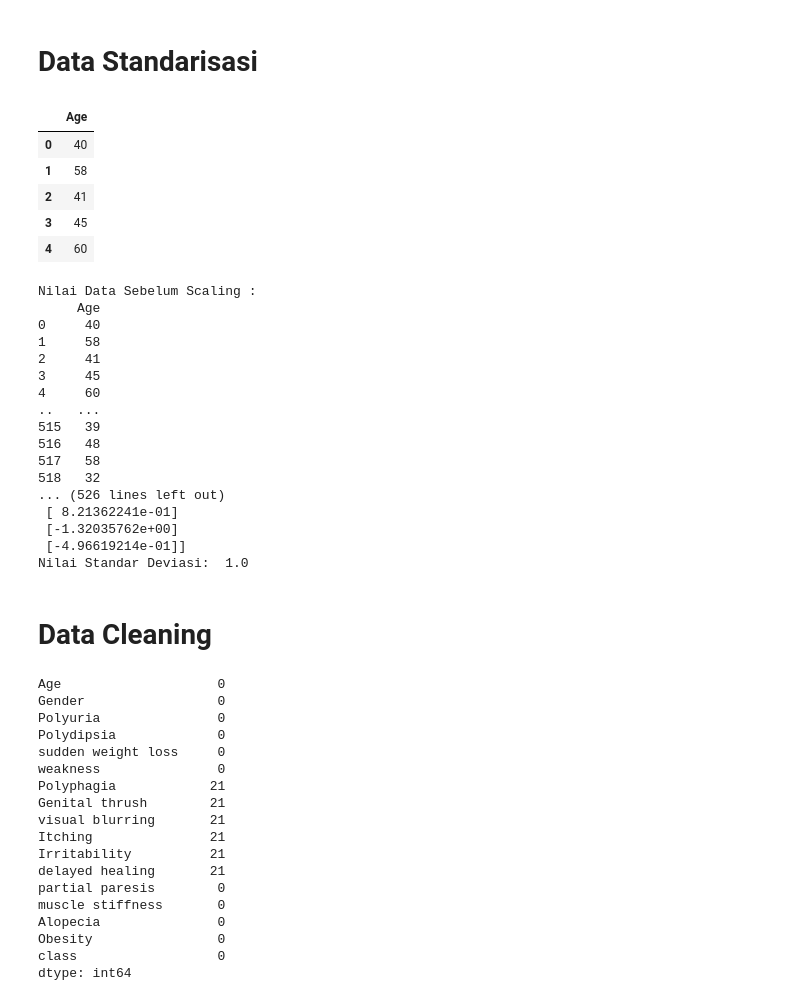
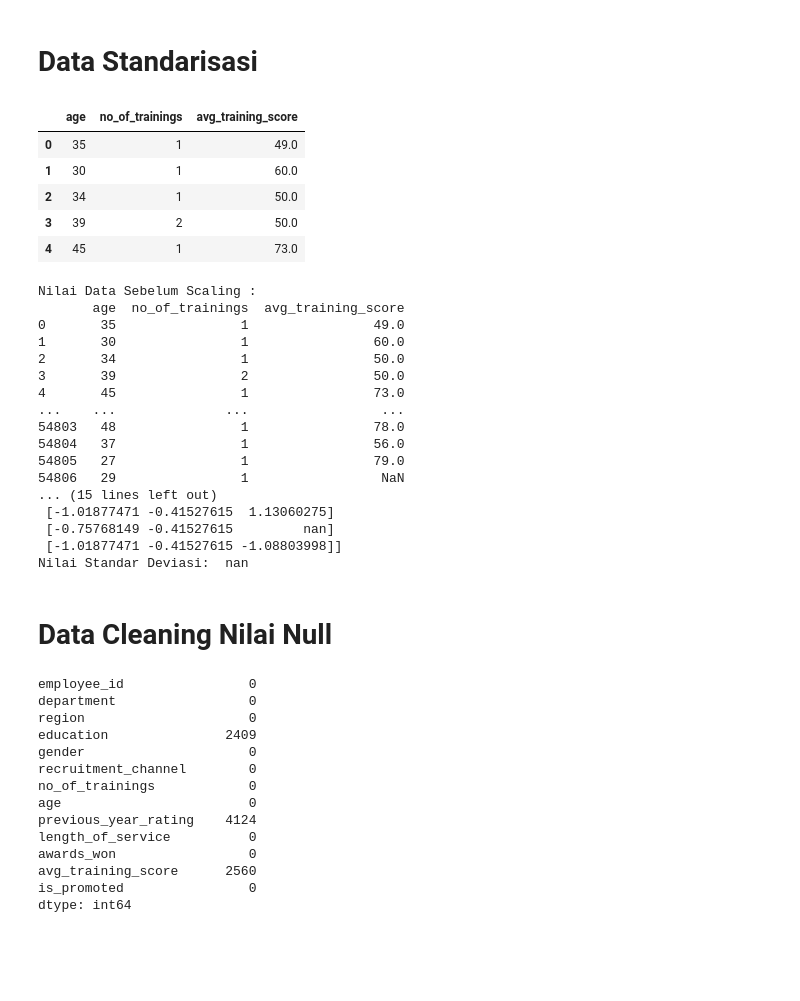
Before and after one commit to gemparpanggih/Praktikum_KB, a Jupyter notebook: Posttest_KB_4/Posttest4.ipynb, the cells around one changed output. Drawn from its saved outputs; the diff is of its cells as text; code cells hidden in the pictures; blank space fills up the shorter version.

```diff
--- a/Posttest_KB_4/Posttest4.ipynb
+++ b/Posttest_KB_4/Posttest4.ipynb
@@ -11,5 +12,5 @@ from sklearn.impute import SimpleImputer
 # %%
-df = pd.read_csv('diabetes_data_upload.csv')
+df = pd.read_csv('employee_promotion.csv')
 # %%
 df.head()
 # %% [output]
@@ -83,15 +84,15 @@ Nilai Standar Deviasi:  0.1640510306833304
 # %% [markdown]
 # Data Standarisasi
 # %%
-df3 = df[['Age']]
+df3 = df[['age', 'no_of_trainings', 'avg_training_score']]
 df3.head()
 # %% [output]
-|  | Age |
-| 0 | 40 |
-| 1 | 58 |
-| 2 | 41 |
-| 3 | 45 |
-| 4 | 60 |
+|  | age | no_of_trainings | avg_training_score |
+| 0 | 35 | 1 | 49.0 |
+| 1 | 30 | 1 | 60.0 |
+| 2 | 34 | 1 | 50.0 |
+| 3 | 39 | 2 | 50.0 |
+| 4 | 45 | 1 | 73.0 |
 # %%
 stand = StandardScaler()
 # %%
@@ -106,44 +107,40 @@ print(Scaled_data)
 print("Nilai Standar Deviasi: ", np.std(Scaled_data))
 # %% [output]
 Nilai Data Sebelum Scaling :
-     Age
-0     40
-1     58
-2     41
-3     45
-4     60
-..   ...
-515   39
-516   48
-517   58
-518   32
-... (526 lines left out)
- [ 8.21362241e-01]
- [-1.32035762e+00]
- [-4.96619214e-01]]
-Nilai Standar Deviasi:  1.0
+       age  no_of_trainings  avg_training_score
+0       35                1                49.0
+1       30                1                60.0
+2       34                1                50.0
+3       39                2                50.0
+4       45                1                73.0
+...    ...              ...                 ...
+54803   48                1                78.0
+54804   37                1                56.0
+54805   27                1                79.0
+54806   29                1                 NaN
+... (15 lines left out)
+ [-1.01877471 -0.41527615  1.13060275]
+ [-0.75768149 -0.41527615         nan]
+ [-1.01877471 -0.41527615 -1.08803998]]
+Nilai Standar Deviasi:  nan
 # %% [markdown]
-# Data Cleaning
+# Data Cleaning Nilai Null
 # %%
 df.isna().sum()
 # %% [output]
-Age                    0
-Gender                 0
-Polyuria               0
-Polydipsia             0
-sudden weight loss     0
-weakness               0
-Polyphagia            21
-Genital thrush        21
-visual blurring       21
-Itching               21
-Irritability          21
-delayed healing       21
-partial paresis        0
-muscle stiffness       0
-Alopecia               0
-Obesity                0
-class                  0
+employee_id                0
+department                 0
+region                     0
+education               2409
+gender                     0
+recruitment_channel        0
+no_of_trainings            0
+age                        0
+previous_year_rating    4124
+length_of_service          0
+awards_won                 0
+avg_training_score      2560
+is_promoted                0
 dtype: int64
 # %%
 df.dtypes
```
Also changed, not shown: parts of 30 cells of this notebook, 2 other files.
